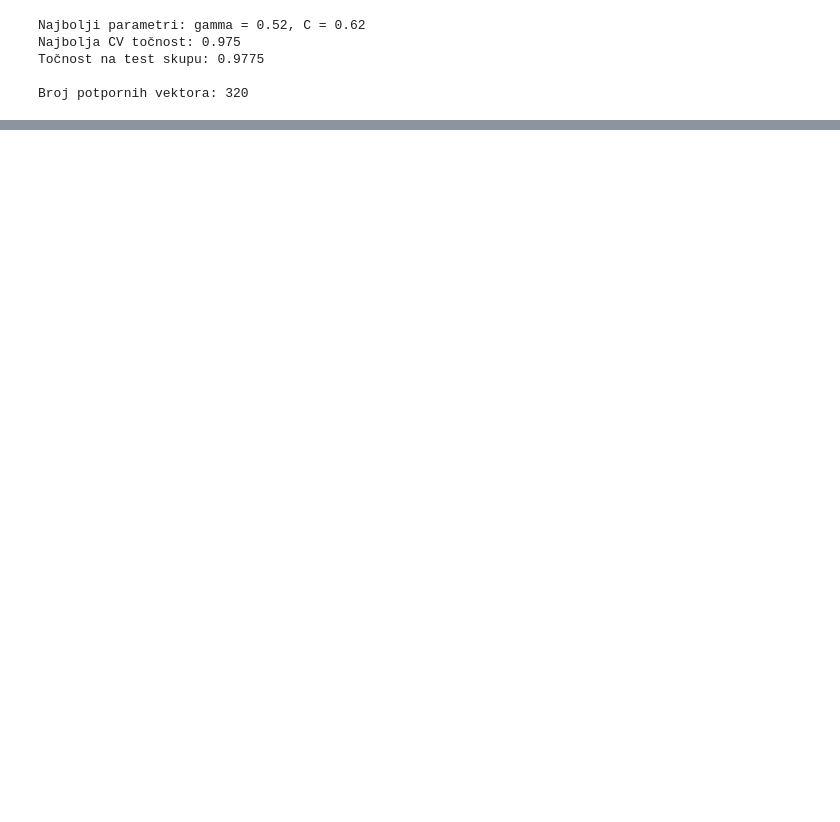
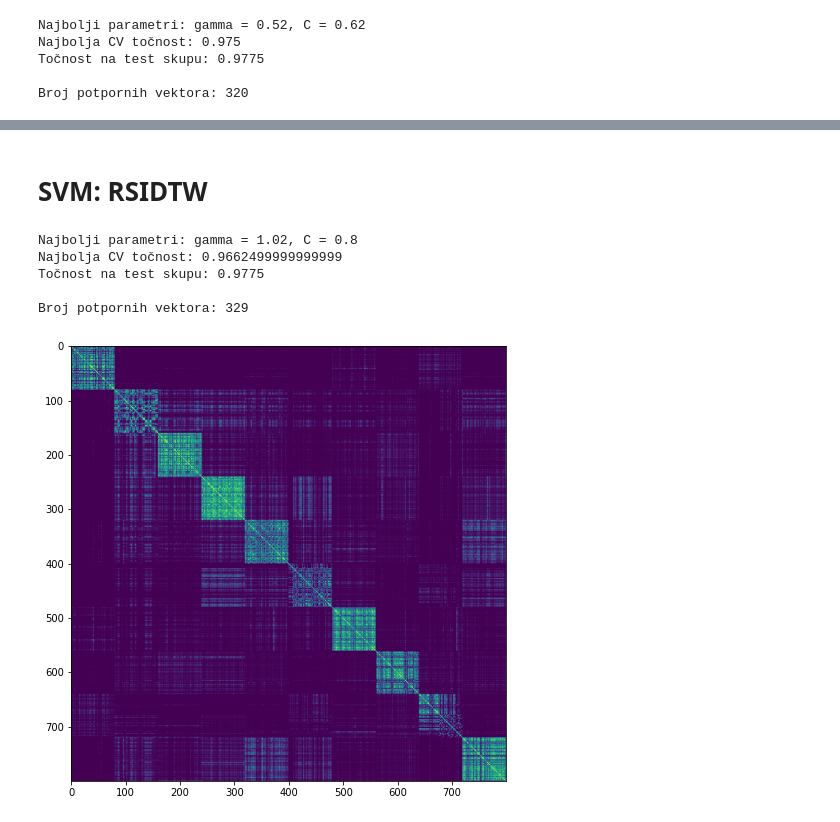
Before and after one commit to markojukic/raketa-online-character-recognition, a Jupyter notebook: SVM.ipynb, the cells around one changed output, grey strips where cells are left out. Drawn from its saved outputs; the diff is of its cells as text; code cells hidden in the pictures; blank space fills up the shorter version.

```diff
--- a/SVM.ipynb
+++ b/SVM.ipynb
@@ -83,0 +102,33 @@ plt.show()
+# %% [markdown]
+# SVM: RSIDTW
+# %%
+# Matrica s RSIDTW udaljenostima
+RSIDTW = rsi_dtw_distance_matrix_symmetric(stacked_data, stacked_data[train_idx], 10)
+# %%
+gs = GridSearchGamma(
+    estimator = SVC(kernel='precomputed'),
+    gammas = np.arange(1, 1.3, 0.02),
+    param_grid = {'C': np.arange(0.5, 1, 0.02)},
+)
+
+np.random.seed(0)
+gs.fit(RSIDTW[np.ix_(train_idx, train_idx)], labels[train_idx])
+
+print('Najbolji parametri:', ', '.join(f'{k} = {v:.4g}' for k, v in ({'gamma': gs.best_gamma_} | gs.best_params_).items()))
+print('Najbolja CV točnost:', gs.best_score_)
+print('Točnost na test skupu:', gs.score(RSIDTW[np.ix_(test_idx, train_idx)], labels[test_idx]))
+print('\nBroj potpornih vektora:', len(gs.best_estimator_.support_))
+# %% [output]
+Najbolji parametri: gamma = 1.02, C = 0.8
+Najbolja CV točnost: 0.9662499999999999
+Točnost na test skupu: 0.9775
+
+Broj potpornih vektora: 329
+# %%
+# Plot kernel funkcije na train podacima za najbolji gamma
+sorted_idx = np.argsort(labels[train_idx])
+plt.figure(figsize=(8, 8))
+plt.imshow(gs.kernel_transform(DTW[np.ix_(sorted_idx, sorted_idx)], gs.best_gamma_), cmap='viridis')
+plt.show()
+# %% [output]
+[figure, added]
```
Also changed, not shown: parts of 11 cells of this notebook, 15 other files.
